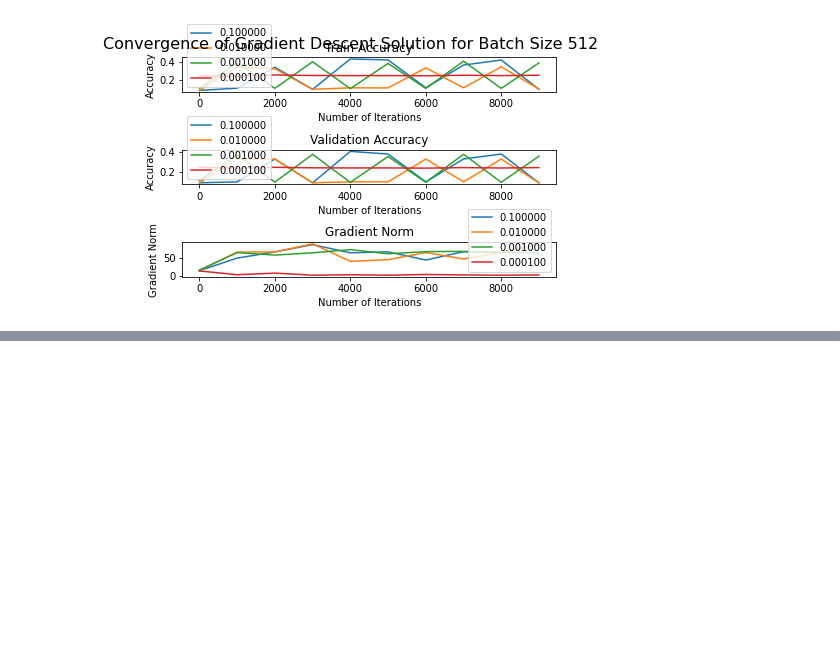
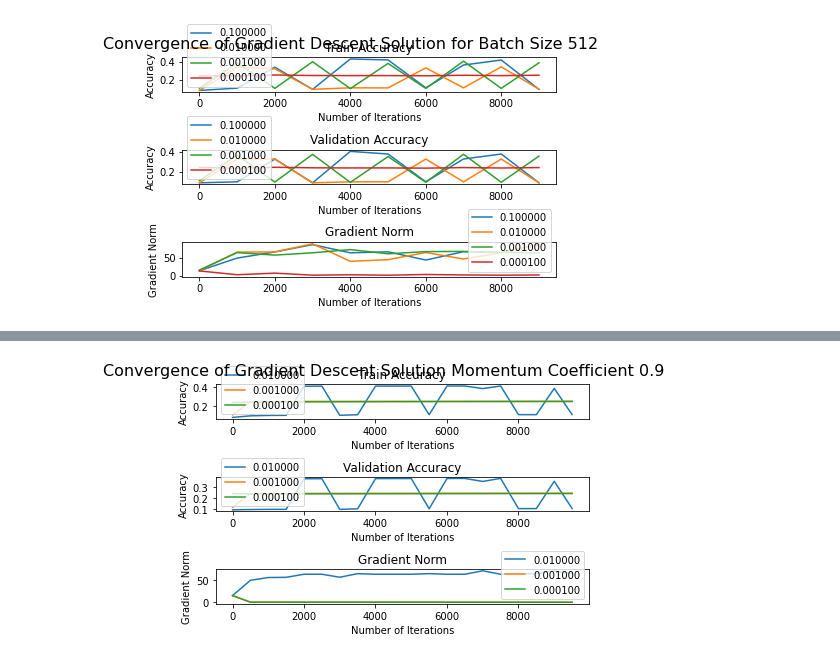
Before and after one commit to chrismartel/COMP551, a Jupyter notebook: projects/p2/diabetes.ipynb, the cells around one changed output, grey strips where cells are left out. Drawn from its saved outputs; the diff is of its cells as text; code cells hidden in the pictures; blank space fills up the shorter version.

```diff
--- a/projects/p2/diabetes.ipynb
+++ b/projects/p2/diabetes.ipynb
@@ -258,0 +252,9 @@ for bs in batch_size_range:
+# %%
+momentum_coefficient_range = [0.9]
+
+for c in momentum_coefficient_range:
+  lr_range = [0.01, 0.001, 0.0001]
+  max_iters_range = np.arange(1,10000,501)
+  gd_hypertuning_plots(lr_range, max_iters_range, x_train, y_train, x_val, y_val, reg_type='logistic', batch_size=None, momentum=True, momentum_coefficient=c,fig_title='Convergence of Gradient Descent Solution Momentum Coefficient {c}'.format(c=c))
+# %% [output]
+[figure, added]
```
Also changed, not shown: parts of 8 cells of this notebook.
